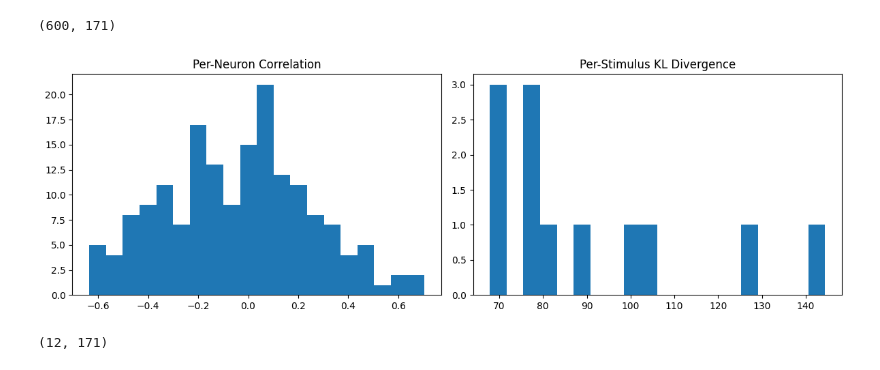
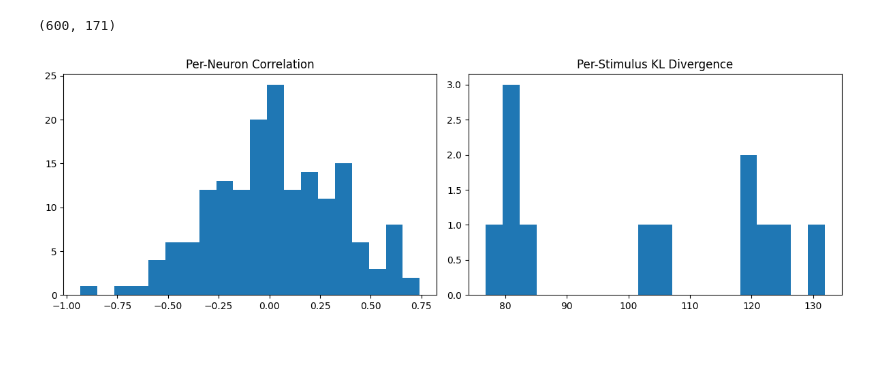
Before and after one commit to mariakesa/MouseViT, a Jupyter notebook: explore.ipynb, the cells around one changed output. Saved outputs shown, nothing was run; the diff lists cells and outputs as text; code cells hidden in the pictures.

```diff
--- a/explore.ipynb
+++ b/explore.ipynb
@@ -376,39 +376,34 @@ def compute_neuron_correlation_and_stimuluswise_kl(merged_folds, fold, model_pat
     for idx, f in enumerate(frames_test): frame_to_idx[f].append(idx)
 
     frames = sorted(frame_to_idx.keys())
-    p_model_avg = np.array([p_model[frame_to_idx[f]].mean(0) for f in frames])
+    p_model_avg = np.array([p_model[frame_to_idx[f]][0] for f in frames])
     p_true_avg = np.array([p_true[frame_to_idx[f]].mean(0) for f in frames])
 
     # Correlation per neuron
     corr = np.array([
         pearsonr(p_true_avg[:, i], p_model_avg[:, i])[0]
         if np.std(p_true_avg[:, i]) > 0 else np.nan
         for i in range(p_true_avg.shape[1])
     ])
 
     # KL per stimulus
     eps = 1e-6
     pt = np.clip(p_true_avg, eps, 1 - eps)
     qt = np.clip(p_model_avg, eps, 1 - eps)
     kl = ((1 - pt) * np.log((1 - pt)/(1 - qt)) + pt * np.log(pt/qt)).sum(1)
 
     # Optional plot
     plt.figure(figsize=(12, 4))
     plt.subplot(1, 2, 1)
     plt.hist(corr[~np.isnan(corr)], bins=20)
     plt.title("Per-Neuron Correlation")
     plt.subplot(1, 2, 2)
     plt.hist(kl, bins=20)
     plt.title("Per-Stimulus KL Divergence")
     plt.tight_layout()
     plt.show()
 
-    return corr, kl, p_model_avg, p_true_avg
-corr, kl, p_model_avg, p_true_avg=compute_neuron_correlation_and_stimuluswise_kl(merged_folds, fold=0)
+    return corr, kl, p_model_avg, p_true_avg, p_model
+corr, kl, p_model_avg, p_true_avg, p_model=compute_neuron_correlation_and_stimuluswise_kl(merged_folds, fold=0)
 # %% [output]
-[figure, old version]
+[figure, new version]
-# %%
-p_model_avg.shape
-p_true_avg.shape
-# %% [output]
-(12, 171)
```
Also changed, not shown: parts of 6 cells of this notebook, 4 other files.
